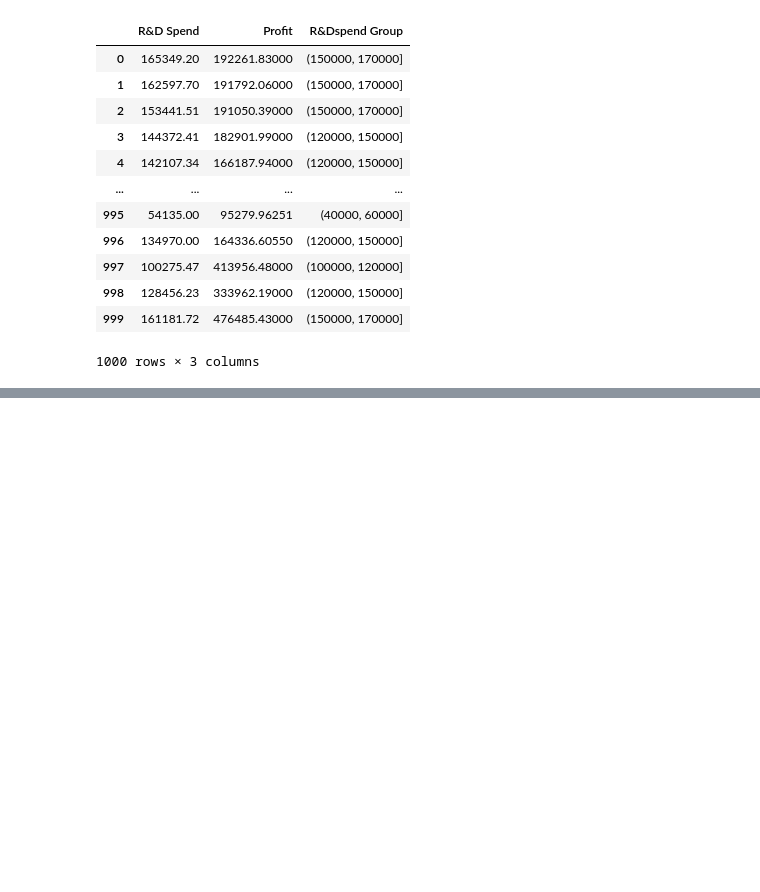
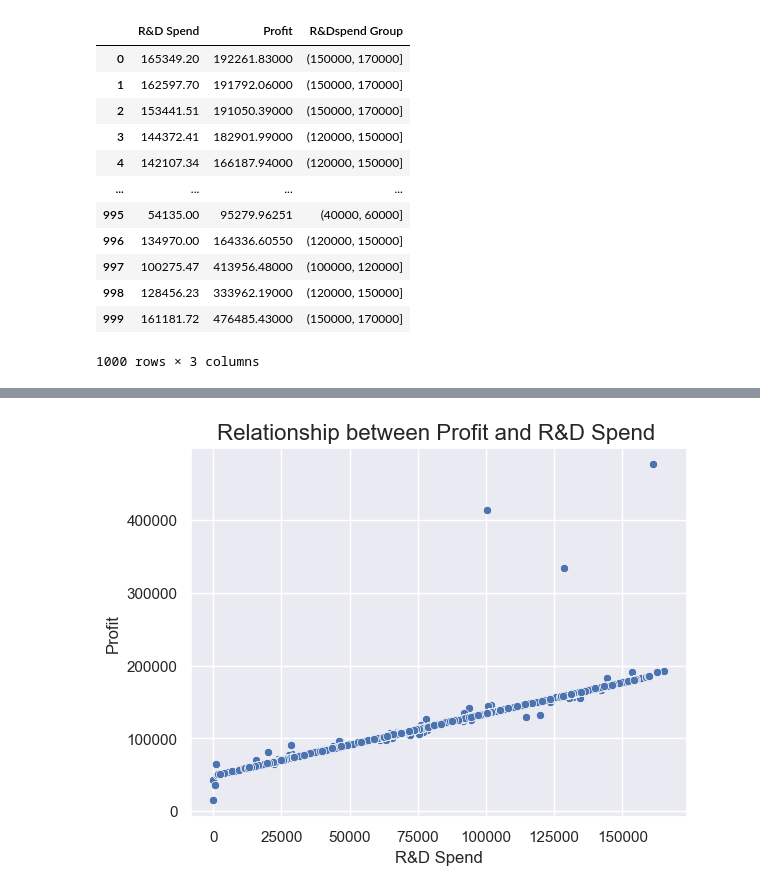
Before and after one commit to daohuyhoang9119/IS334.011.HTCL, a Jupyter notebook: main.ipynb, the cells around one changed output, grey strips where cells are left out. Cells and saved outputs as stored; diff of their text form; code cells hidden in the pictures; blank space fills up the shorter version.

```diff
--- a/main.ipynb
+++ b/main.ipynb
@@ -163,0 +165,8 @@ plt.show()
+# %%
+
+sns.color_palette("Set2")
+sns.scatterplot(data = df_selected, x = "R&D Spend", y = "Profit",)
+plt.title("Relationship between Profit and R&D Spend ", fontsize = 16)
+plt.show()
+# %% [output]
+[figure, added]
```
Also changed, not shown: parts of 6 cells of this notebook.
